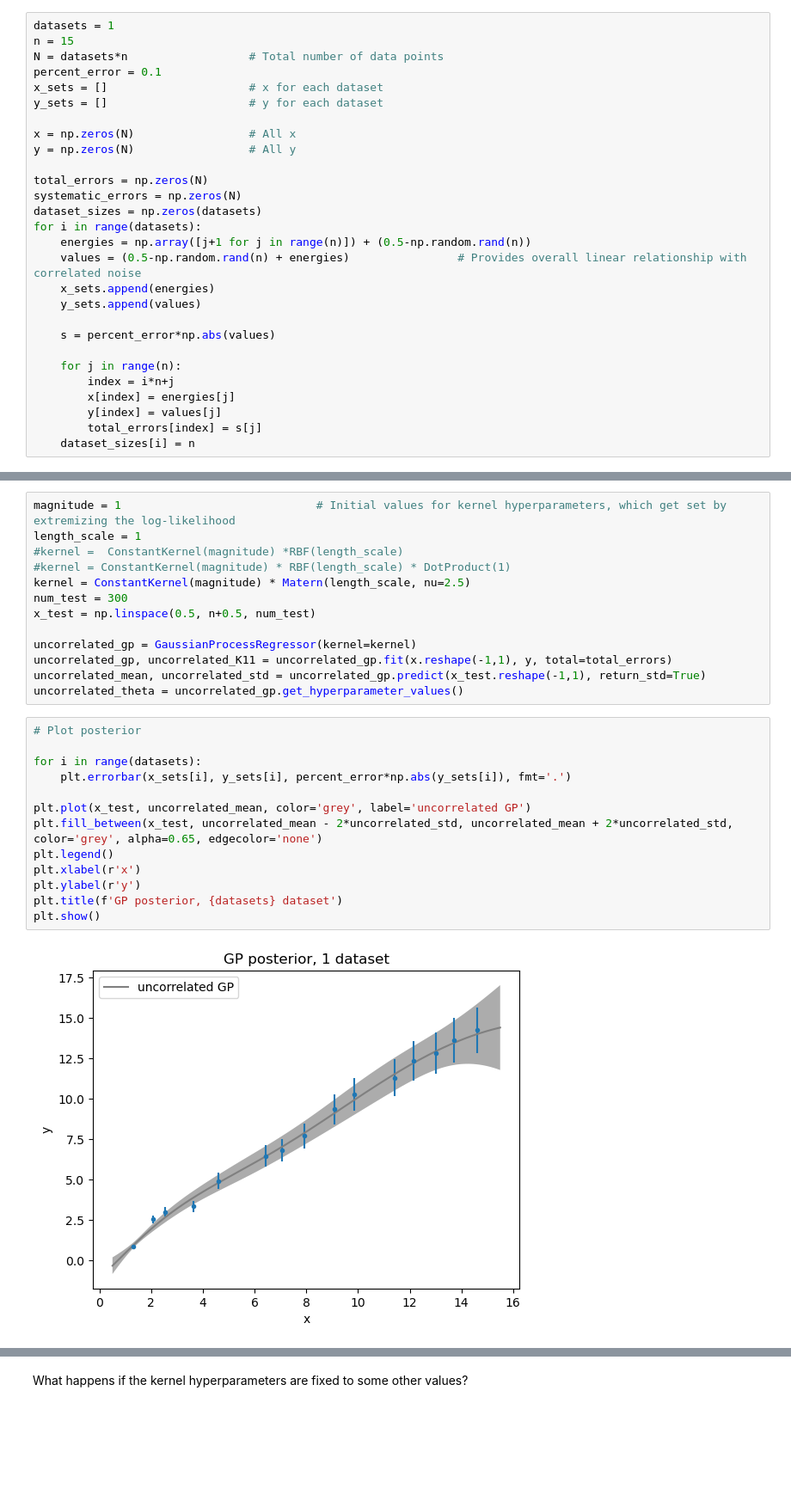
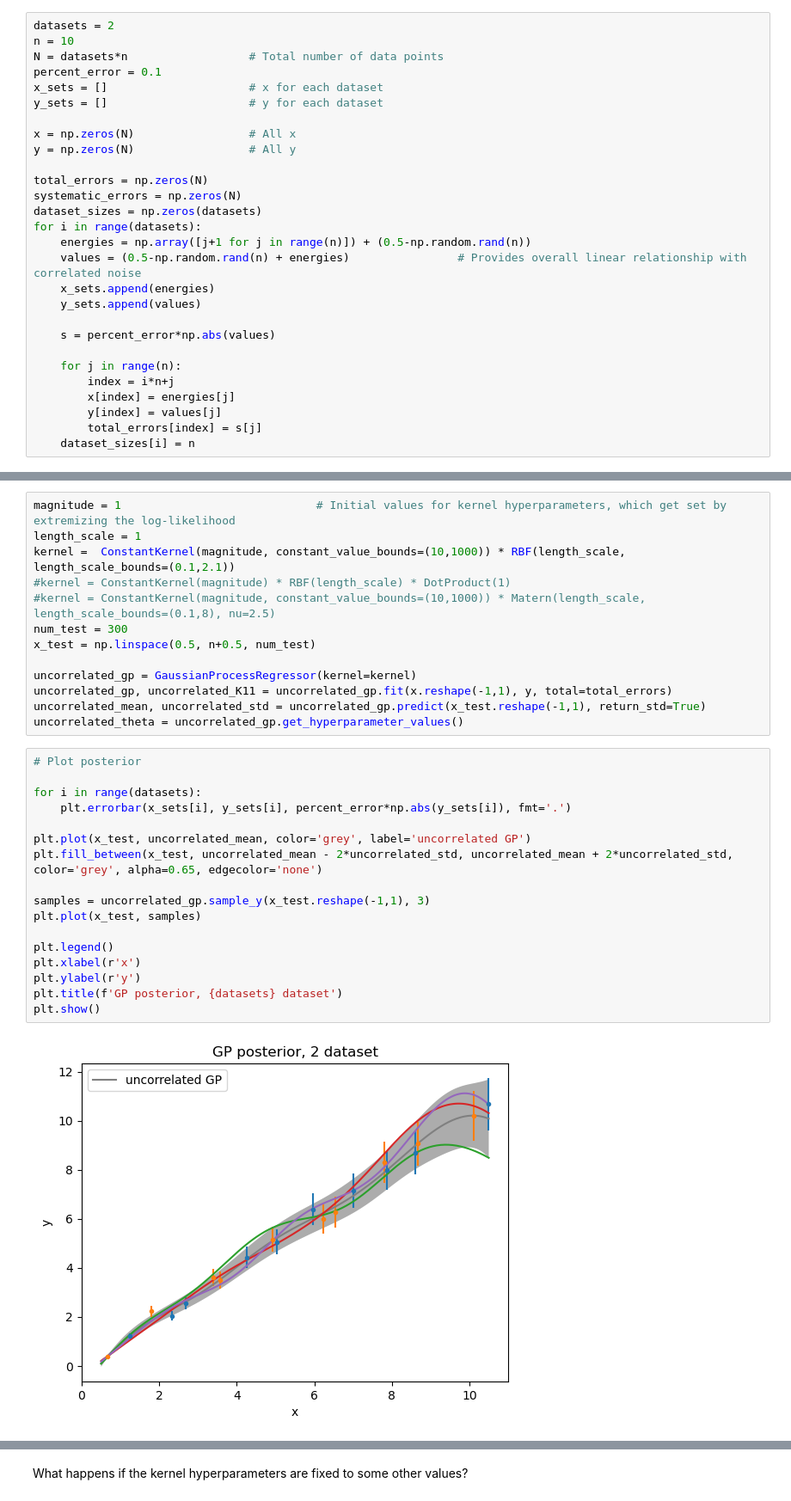
Before and after one commit to tim-launders/highly_correlated_gps, a Jupyter notebook: hyperparameter_adjustments.ipynb, the cells around one changed output, grey strips where cells are left out. Shown at 86% size. Saved outputs shown, nothing was run; the diff lists cells and outputs as text; blank space fills up the shorter version.

```diff
--- a/hyperparameter_adjustments.ipynb
+++ b/hyperparameter_adjustments.ipynb
@@ -5,8 +5,8 @@ from scipy.linalg import eigvals
 from sklearn.gaussian_process.kernels import ConstantKernel, RBF, DotProduct, Matern
 from GP import GaussianProcessRegressor
 # %%
-datasets = 1
-n = 15
+datasets = 2
+n = 10
 N = datasets*n                  # Total number of data points
 percent_error = 0.1
 x_sets = []                     # x for each dataset
@@ -49,9 +49,9 @@ plt.clf()
 # %%
 magnitude = 1                             # Initial values for kernel hyperparameters, which get set by extremizing the log-likelihood
 length_scale = 1
-#kernel =  ConstantKernel(magnitude) *RBF(length_scale)
+kernel =  ConstantKernel(magnitude, constant_value_bounds=(10,1000)) * RBF(length_scale, length_scale_bounds=(0.1,2.1))
 #kernel = ConstantKernel(magnitude) * RBF(length_scale) * DotProduct(1)
-kernel = ConstantKernel(magnitude) * Matern(length_scale, nu=2.5)
+#kernel = ConstantKernel(magnitude, constant_value_bounds=(10,1000)) * Matern(length_scale, length_scale_bounds=(0.1,8), nu=2.5)
 num_test = 300
 x_test = np.linspace(0.5, n+0.5, num_test)
 
@@ -62,18 +62,22 @@ uncorrelated_theta = uncorrelated_gp.get_hyperparameter_values()
 # %%
 # Plot posterior
 
 for i in range(datasets):
     plt.errorbar(x_sets[i], y_sets[i], percent_error*np.abs(y_sets[i]), fmt='.')
 
 plt.plot(x_test, uncorrelated_mean, color='grey', label='uncorrelated GP')
 plt.fill_between(x_test, uncorrelated_mean - 2*uncorrelated_std, uncorrelated_mean + 2*uncorrelated_std, color='grey', alpha=0.65, edgecolor='none')
+
+samples = uncorrelated_gp.sample_y(x_test.reshape(-1,1), 3)
+plt.plot(x_test, samples)
+
 plt.legend()
 plt.xlabel(r'x')
 plt.ylabel(r'y')
 plt.title(f'GP posterior, {datasets} dataset')
 plt.show()
 # %% [output]
-[figure, old version]
+[figure, new version]
 # %%
 #percent_correlations = np.linspace(0,1,6)          # Percent of total error that is correlated with other data points
 percent_correlations = [0.0,0.5,0.8,1]
```
Also changed, not shown: parts of 20 cells of this notebook.
